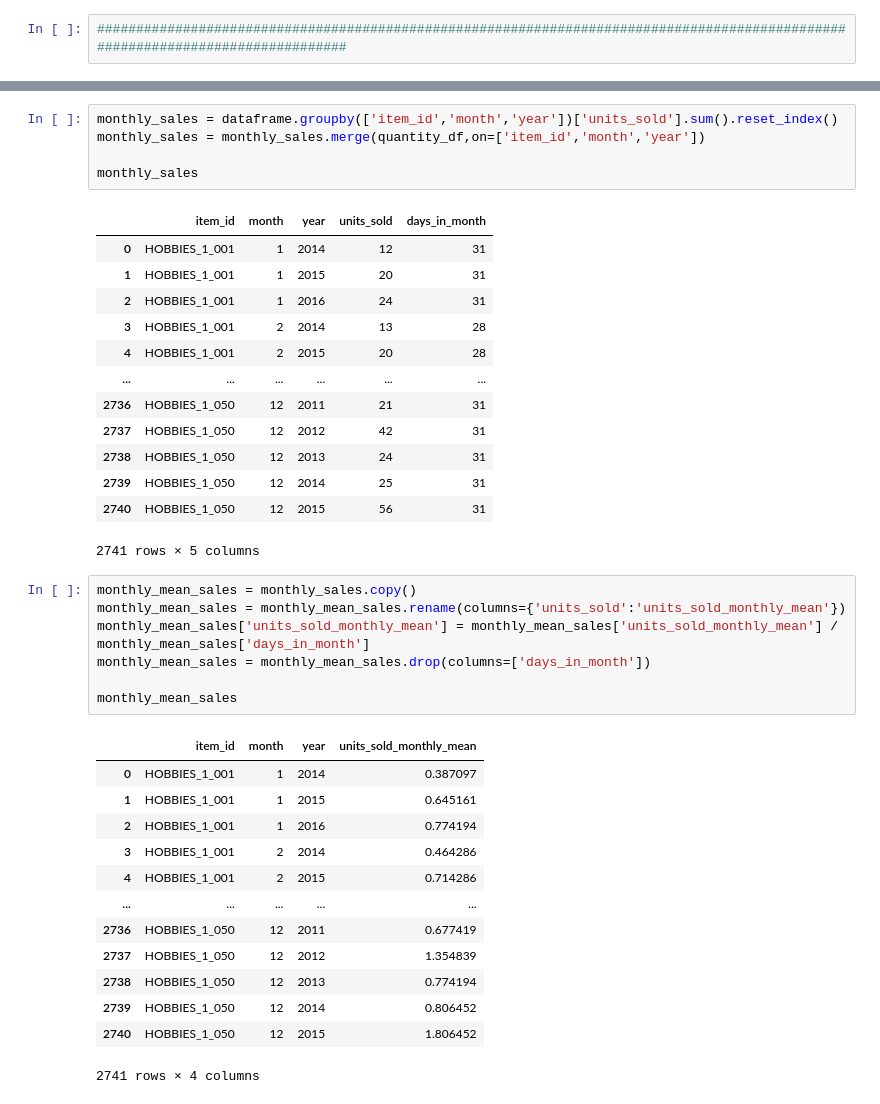
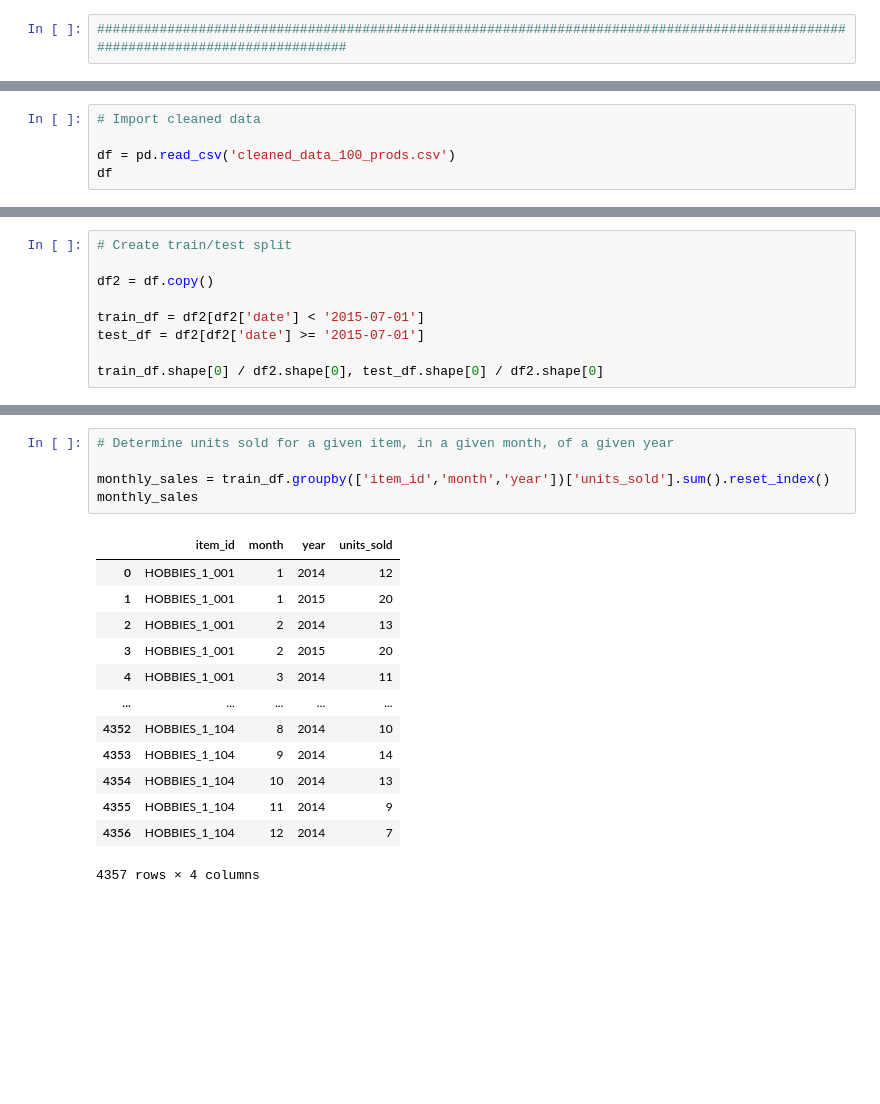
Before and after one commit to blaffster/ML_Projects, a Jupyter notebook: Archive/m5_data_cleaning.ipynb, the cells around one changed output, grey strips where cells are left out. Drawn from its saved outputs; the diff is of its cells as text; blank space fills up the shorter version.

```diff
--- a/m5_data_cleaning.ipynb
+++ b/Archive/m5_data_cleaning.ipynb
@@ -372,0 +439,5 @@ quantity_df
+# %%
+# Import cleaned data
+
+df = pd.read_csv('cleaned_data_100_prods.csv')
+df
@@ -372,0 +458,9 @@ quantity_df
+# %%
+# Create train/test split
+
+df2 = df.copy()
+
+train_df = df2[df2['date'] < '2015-07-01']
+test_df = df2[df2['date'] >= '2015-07-01']
+
+train_df.shape[0] / df2.shape[0], test_df.shape[0] / df2.shape[0]
@@ -373,41 +485,20 @@ quantity_df
 # %%
-monthly_sales = dataframe.groupby(['item_id','month','year'])['units_sold'].sum().reset_index()
-monthly_sales = monthly_sales.merge(quantity_df,on=['item_id','month','year'])
+# Determine units sold for a given item, in a given month, of a given year
 
+monthly_sales = train_df.groupby(['item_id','month','year'])['units_sold'].sum().reset_index()
 monthly_sales
 # %% [output]
-|  | item_id | month | year | units_sold | days_in_month |
-| 0 | HOBBIES_1_001 | 1 | 2014 | 12 | 31 |
-| 1 | HOBBIES_1_001 | 1 | 2015 | 20 | 31 |
-| 2 | HOBBIES_1_001 | 1 | 2016 | 24 | 31 |
-| 3 | HOBBIES_1_001 | 2 | 2014 | 13 | 28 |
-| 4 | HOBBIES_1_001 | 2 | 2015 | 20 | 28 |
-| ... | ... | ... | ... | ... | ... |
-| 2736 | HOBBIES_1_050 | 12 | 2011 | 21 | 31 |
-| 2737 | HOBBIES_1_050 | 12 | 2012 | 42 | 31 |
-| 2738 | HOBBIES_1_050 | 12 | 2013 | 24 | 31 |
-| 2739 | HOBBIES_1_050 | 12 | 2014 | 25 | 31 |
-| 2740 | HOBBIES_1_050 | 12 | 2015 | 56 | 31 |
+|  | item_id | month | year | units_sold |
+| 0 | HOBBIES_1_001 | 1 | 2014 | 12 |
+| 1 | HOBBIES_1_001 | 1 | 2015 | 20 |
+| 2 | HOBBIES_1_001 | 2 | 2014 | 13 |
+| 3 | HOBBIES_1_001 | 2 | 2015 | 20 |
+| 4 | HOBBIES_1_001 | 3 | 2014 | 11 |
+| ... | ... | ... | ... | ... |
+| 4352 | HOBBIES_1_104 | 8 | 2014 | 10 |
+| 4353 | HOBBIES_1_104 | 9 | 2014 | 14 |
+| 4354 | HOBBIES_1_104 | 10 | 2014 | 13 |
+| 4355 | HOBBIES_1_104 | 11 | 2014 | 9 |
+| 4356 | HOBBIES_1_104 | 12 | 2014 | 7 |
-2741 rows × 5 columns
+4357 rows × 4 columns
-# %%
-monthly_mean_sales = monthly_sales.copy()
-monthly_mean_sales = monthly_mean_sales.rename(columns={'units_sold':'units_sold_monthly_mean'})
-monthly_mean_sales['units_sold_monthly_mean'] = monthly_mean_sales['units_sold_monthly_mean'] / monthly_mean_sales['days_in_month']
-monthly_mean_sales = monthly_mean_sales.drop(columns=['days_in_month'])
-
-monthly_mean_sales
-# %% [output]
-|  | item_id | month | year | units_sold_monthly_mean |
-| 0 | HOBBIES_1_001 | 1 | 2014 | 0.387097 |
-| 1 | HOBBIES_1_001 | 1 | 2015 | 0.645161 |
-| 2 | HOBBIES_1_001 | 1 | 2016 | 0.774194 |
-| 3 | HOBBIES_1_001 | 2 | 2014 | 0.464286 |
-| 4 | HOBBIES_1_001 | 2 | 2015 | 0.714286 |
-| ... | ... | ... | ... | ... |
-| 2736 | HOBBIES_1_050 | 12 | 2011 | 0.677419 |
-| 2737 | HOBBIES_1_050 | 12 | 2012 | 1.354839 |
-| 2738 | HOBBIES_1_050 | 12 | 2013 | 0.774194 |
-| 2739 | HOBBIES_1_050 | 12 | 2014 | 0.806452 |
-| 2740 | HOBBIES_1_050 | 12 | 2015 | 1.806452 |
-2741 rows × 4 columns
 # %%
```
Also changed, not shown: parts of 59 cells of this notebook.
